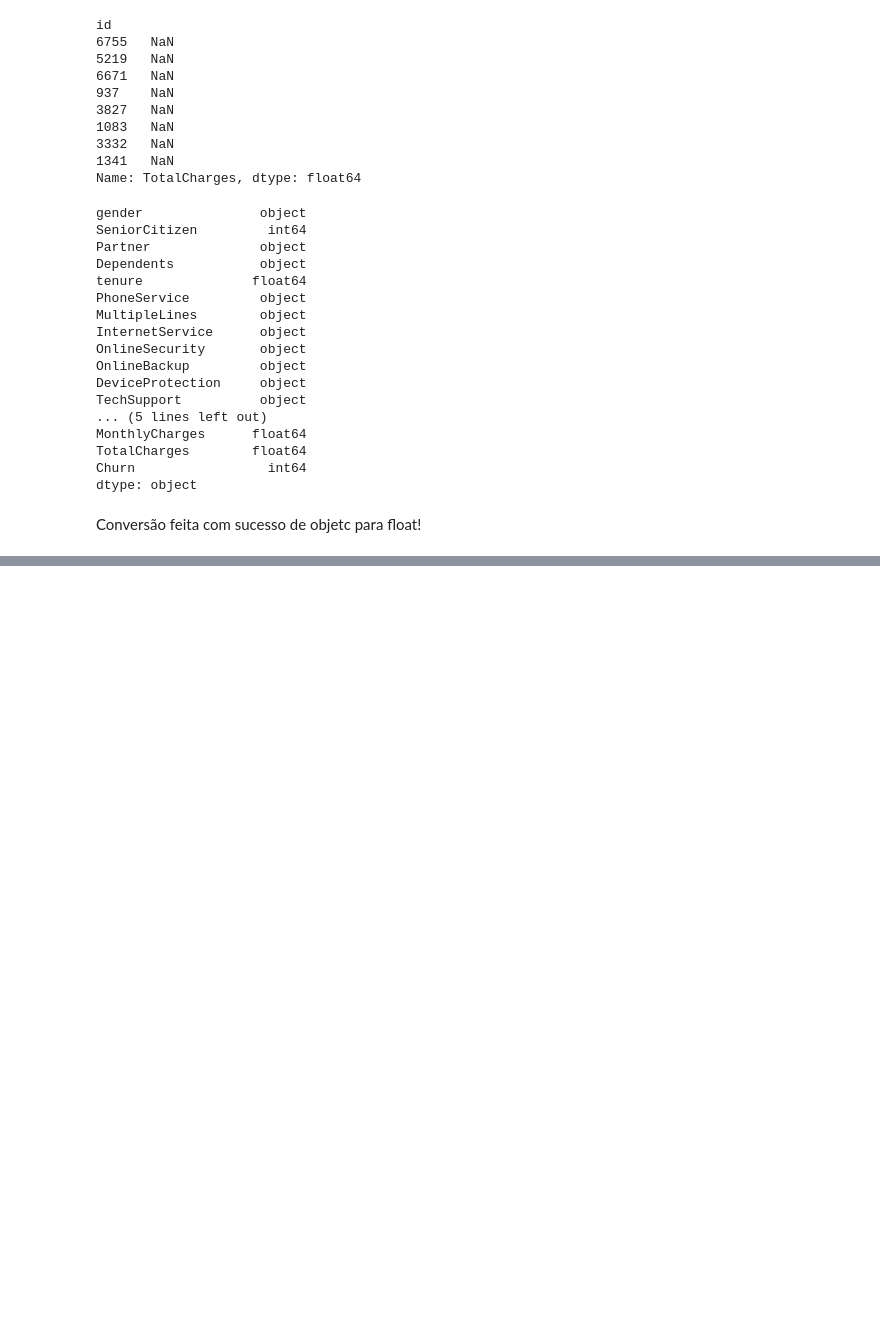
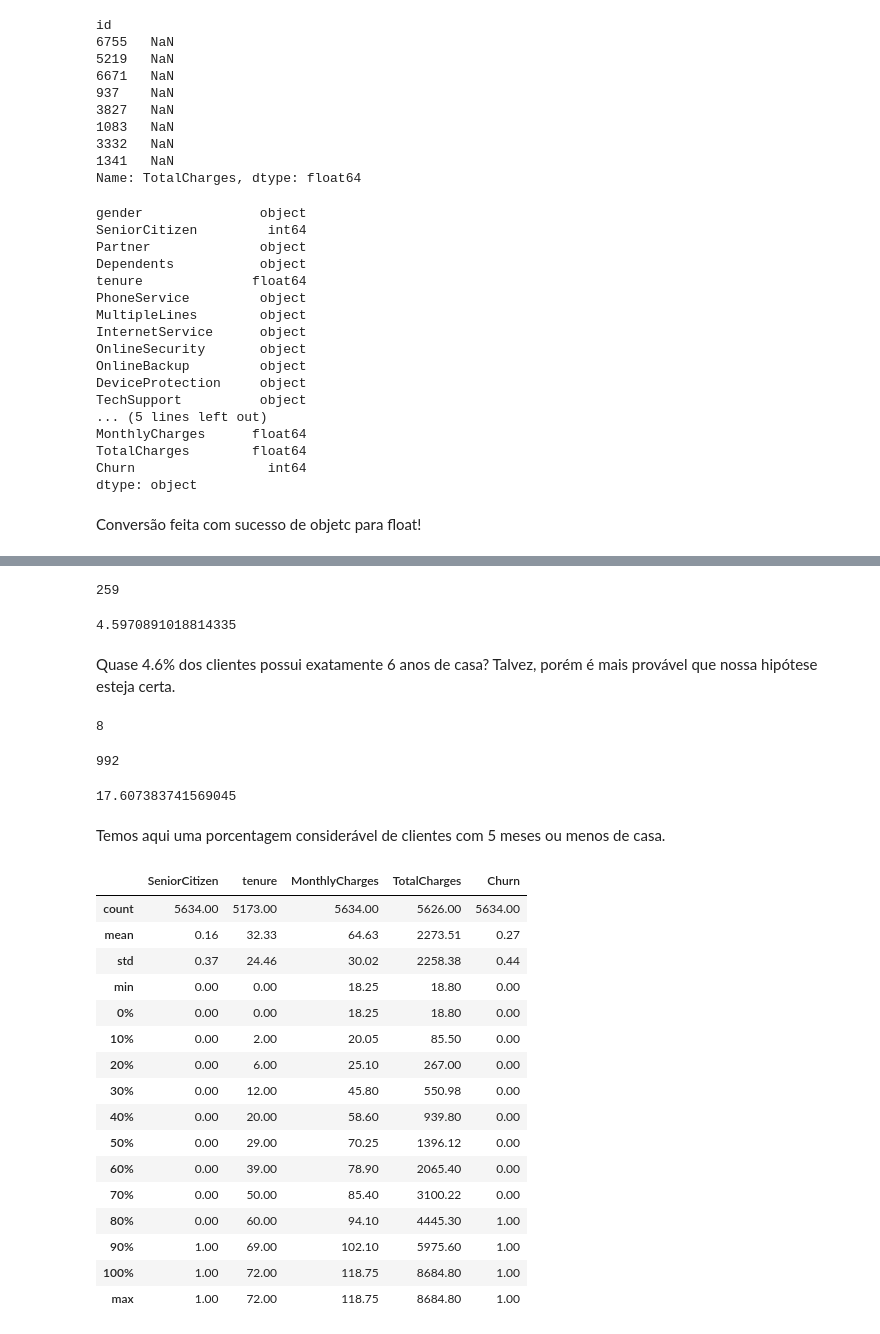
Before and after one commit to rhyanfrazao/projeto-classificacao-churn, a Jupyter notebook: projeto-classificacao-churn.ipynb, the cells around one changed output, grey strips where cells are left out. Drawn from its saved outputs; the diff is of its cells as text; code cells hidden in the pictures; blank space fills up the shorter version.

```diff
--- a/projeto-classificacao-churn.ipynb
+++ b/projeto-classificacao-churn.ipynb
@@ -200,0 +231,52 @@ Conversão feita com sucesso de objetc para float!
+# %%
+# Verificando:
+len(df_clientes.loc[df_clientes['tenure'] == 72])
+# %% [output]
+259
+# %%
+# Calculando a porcentagem de clientes com 6 anos de casa (72 meses):
+
+porcentagem = (259/5634)*100
+print(porcentagem)
+# %% [output]
+4.5970891018814335
+# %% [markdown]
+Quase 4.6% dos clientes possui exatamente 6 anos de casa? Talvez, porém é mais provável que nossa hipótese esteja certa.
+# %%
+# Vamos verificar os valores 0 meses de tenure:
+len(df_clientes.loc[df_clientes['tenure'] == 0])
+# %% [output]
+8
+# %%
+# Vamos verificar os valores baixos de tenure:
+len(df_clientes.loc[df_clientes['tenure'] <= 5])
+# %% [output]
+992
+# %%
+porcentagem = (992/5634)*100
+print(porcentagem)
+# %% [output]
+17.607383741569045
+# %% [markdown]
+Temos aqui uma porcentagem considerável de clientes com 5 meses ou menos de casa.
+# %%
+# Mudando o padrão de Quartis para Decis utilizando o linspace que divide em espaços iguais um intervalo de números:
+df_clientes.describe(percentiles=np.linspace(0, 1, 11))
+# %% [output]
+|  | SeniorCitizen | tenure | MonthlyCharges | TotalCharges | Churn |
+| count | 5634.00 | 5173.00 | 5634.00 | 5626.00 | 5634.00 |
+| mean | 0.16 | 32.33 | 64.63 | 2273.51 | 0.27 |
+| std | 0.37 | 24.46 | 30.02 | 2258.38 | 0.44 |
+| min | 0.00 | 0.00 | 18.25 | 18.80 | 0.00 |
+| 0% | 0.00 | 0.00 | 18.25 | 18.80 | 0.00 |
+| 10% | 0.00 | 2.00 | 20.05 | 85.50 | 0.00 |
+| 20% | 0.00 | 6.00 | 25.10 | 267.00 | 0.00 |
+| 30% | 0.00 | 12.00 | 45.80 | 550.98 | 0.00 |
+| 40% | 0.00 | 20.00 | 58.60 | 939.80 | 0.00 |
+| 50% | 0.00 | 29.00 | 70.25 | 1396.12 | 0.00 |
+| 60% | 0.00 | 39.00 | 78.90 | 2065.40 | 0.00 |
+| 70% | 0.00 | 50.00 | 85.40 | 3100.22 | 0.00 |
+| 80% | 0.00 | 60.00 | 94.10 | 4445.30 | 1.00 |
+| 90% | 1.00 | 69.00 | 102.10 | 5975.60 | 1.00 |
+| 100% | 1.00 | 72.00 | 118.75 | 8684.80 | 1.00 |
+| max | 1.00 | 72.00 | 118.75 | 8684.80 | 1.00 |
```
Also changed, not shown: parts of 5 cells of this notebook.
